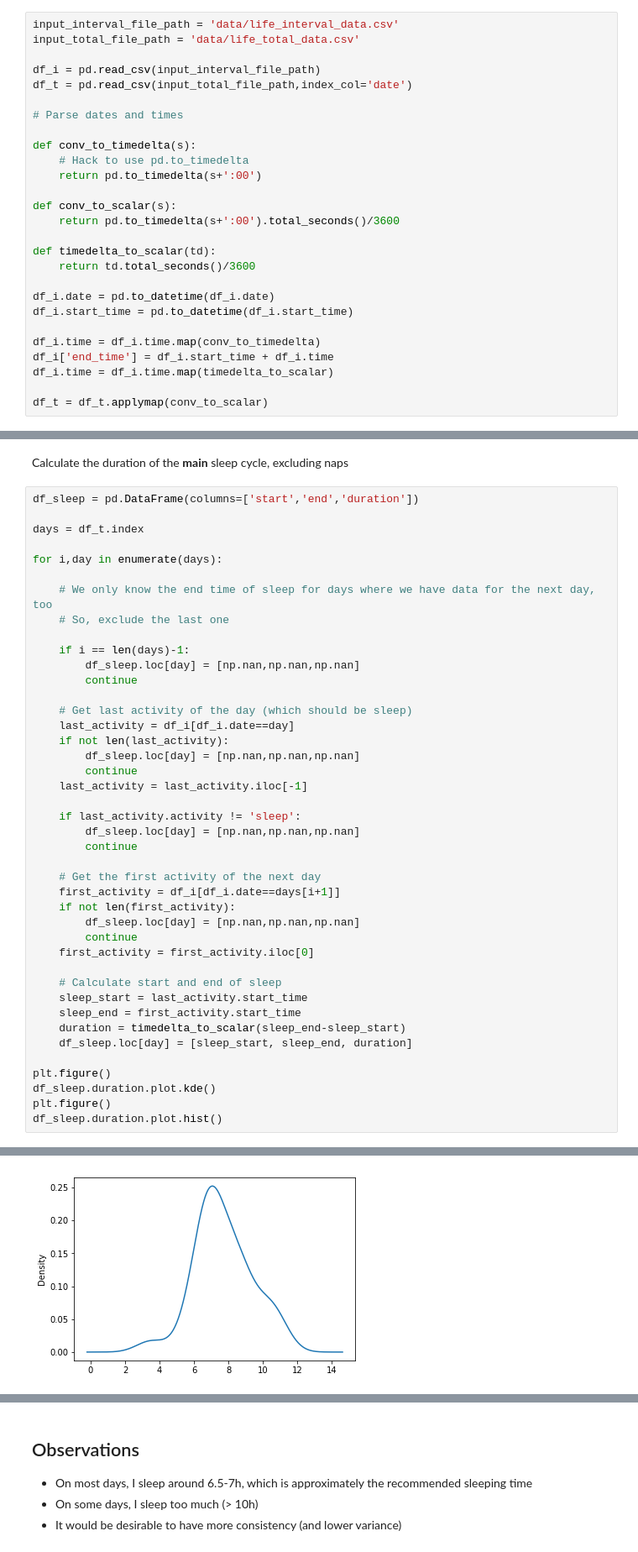
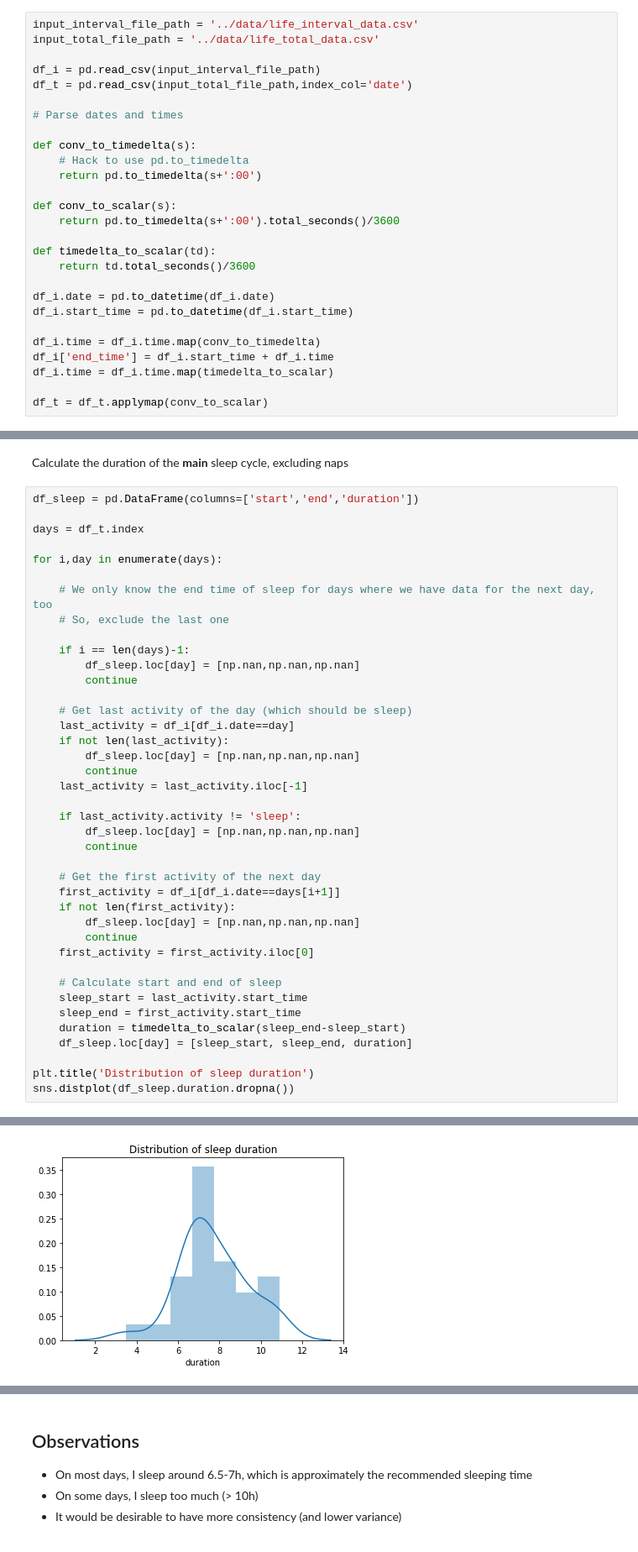
Before and after one commit to maxims94/life-tracking-project, a Jupyter notebook: notebooks/exploration.ipynb, the cells around one changed output, grey strips where cells are left out. Shown: that part at 84% size. Drawn from its saved outputs; the diff is of its cells as text.

Commit message:
readme has images, minor notebook changes

```diff
--- a/notebooks/exploration.ipynb
+++ b/notebooks/exploration.ipynb
@@ -12,8 +12,8 @@ import numpy as np
 from pandas.plotting import register_matplotlib_converters
 register_matplotlib_converters()
 # %%
-input_interval_file_path = 'data/life_interval_data.csv'
-input_total_file_path = 'data/life_total_data.csv'
+input_interval_file_path = '../data/life_interval_data.csv'
+input_total_file_path = '../data/life_total_data.csv'
 
 df_i = pd.read_csv(input_interval_file_path)
 df_t = pd.read_csv(input_total_file_path,index_col='date')
@@ -318,35 +318,33 @@ for i,day in enumerate(days):
     if i == len(days)-1:
         df_sleep.loc[day] = [np.nan,np.nan,np.nan]
         continue
 
     # Get last activity of the day (which should be sleep)
     last_activity = df_i[df_i.date==day]
     if not len(last_activity):
         df_sleep.loc[day] = [np.nan,np.nan,np.nan]
         continue
     last_activity = last_activity.iloc[-1]
 
     if last_activity.activity != 'sleep':
         df_sleep.loc[day] = [np.nan,np.nan,np.nan]
         continue
 
     # Get the first activity of the next day
     first_activity = df_i[df_i.date==days[i+1]]
     if not len(first_activity):
         df_sleep.loc[day] = [np.nan,np.nan,np.nan]
         continue
     first_activity = first_activity.iloc[0]
 
     # Calculate start and end of sleep
     sleep_start = last_activity.start_time
     sleep_end = first_activity.start_time
     duration = timedelta_to_scalar(sleep_end-sleep_start)
     df_sleep.loc[day] = [sleep_start, sleep_end, duration]
 
-plt.figure()
-df_sleep.duration.plot.kde()
-plt.figure()
-df_sleep.duration.plot.hist()
+plt.title('Distribution of sleep duration')
+sns.distplot(df_sleep.duration.dropna())
 # %% [output]
 <matplotlib.axes._subplots.AxesSubplot at 0x...>
-[figure, old version]
+[figure, new version]
```
Also changed, not shown: parts of 2 cells of this notebook, 5 other files.
